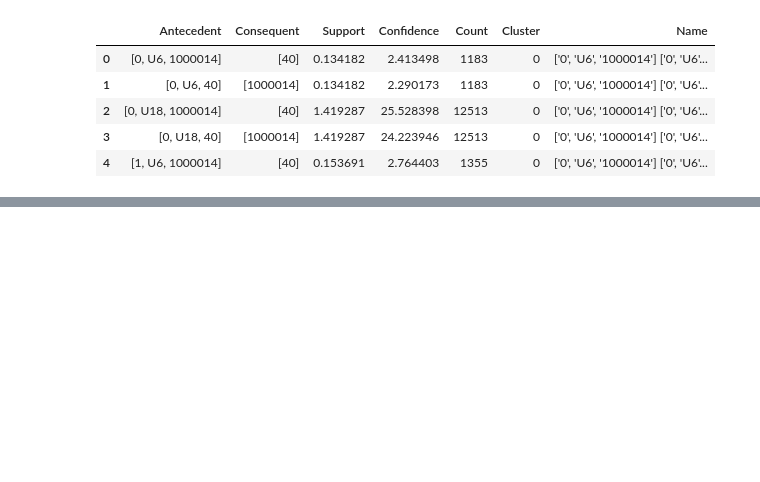
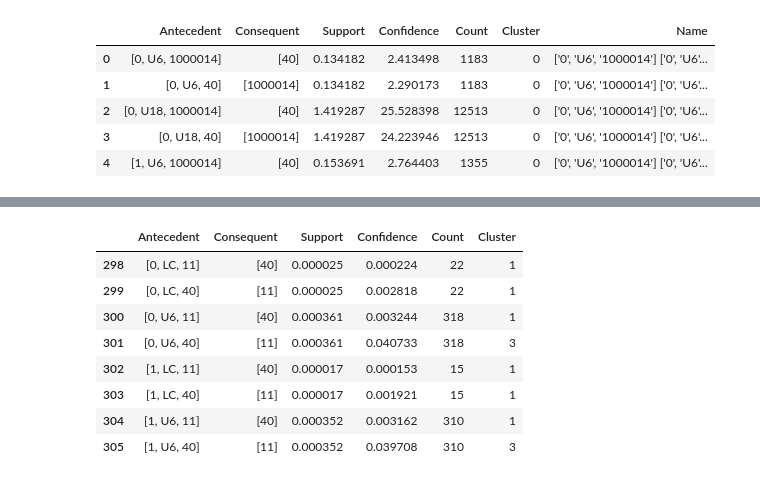
Before and after one commit to bandbu/ARM_Vaccines, a Jupyter notebook: VNVC_rule.ipynb, the cells around one changed output, grey strips where cells are left out. Drawn from its saved outputs; the diff is of its cells as text; code cells hidden in the pictures; blank space fills up the shorter version.

```diff
--- a/VNVC_rule.ipynb
+++ b/VNVC_rule.ipynb
@@ -224,3 +254,15 @@ df.head(5)
+# %%
+df[(df['Antecedent'].apply(lambda x: "40" in x)) & (df['Consequent'].apply(lambda x: "11" in x)) | (df['Antecedent'].apply(lambda x: "11" in x)) & (df['Consequent'].apply(lambda x: "40" in x))]
+# %% [output]
+|  | Antecedent | Consequent | Support | Confidence | Count | Cluster |
+| 298 | [0, LC, 11] | [40] | 0.000025 | 0.000224 | 22 | 1 |
+| 299 | [0, LC, 40] | [11] | 0.000025 | 0.002818 | 22 | 1 |
+| 300 | [0, U6, 11] | [40] | 0.000361 | 0.003244 | 318 | 1 |
+| 301 | [0, U6, 40] | [11] | 0.000361 | 0.040733 | 318 | 3 |
+| 302 | [1, LC, 11] | [40] | 0.000017 | 0.000153 | 15 | 1 |
+| 303 | [1, LC, 40] | [11] | 0.000017 | 0.001921 | 15 | 1 |
+| 304 | [1, U6, 11] | [40] | 0.000352 | 0.003162 | 310 | 1 |
+| 305 | [1, U6, 40] | [11] | 0.000352 | 0.039708 | 310 | 3 |
 # %%
 sns.scatterplot(data=df, x='Support', y='Confidence', hue='Cluster', palette='deep')
 # %% [output]
```
Also changed, not shown: parts of 10 cells of this notebook, 4 other files.
